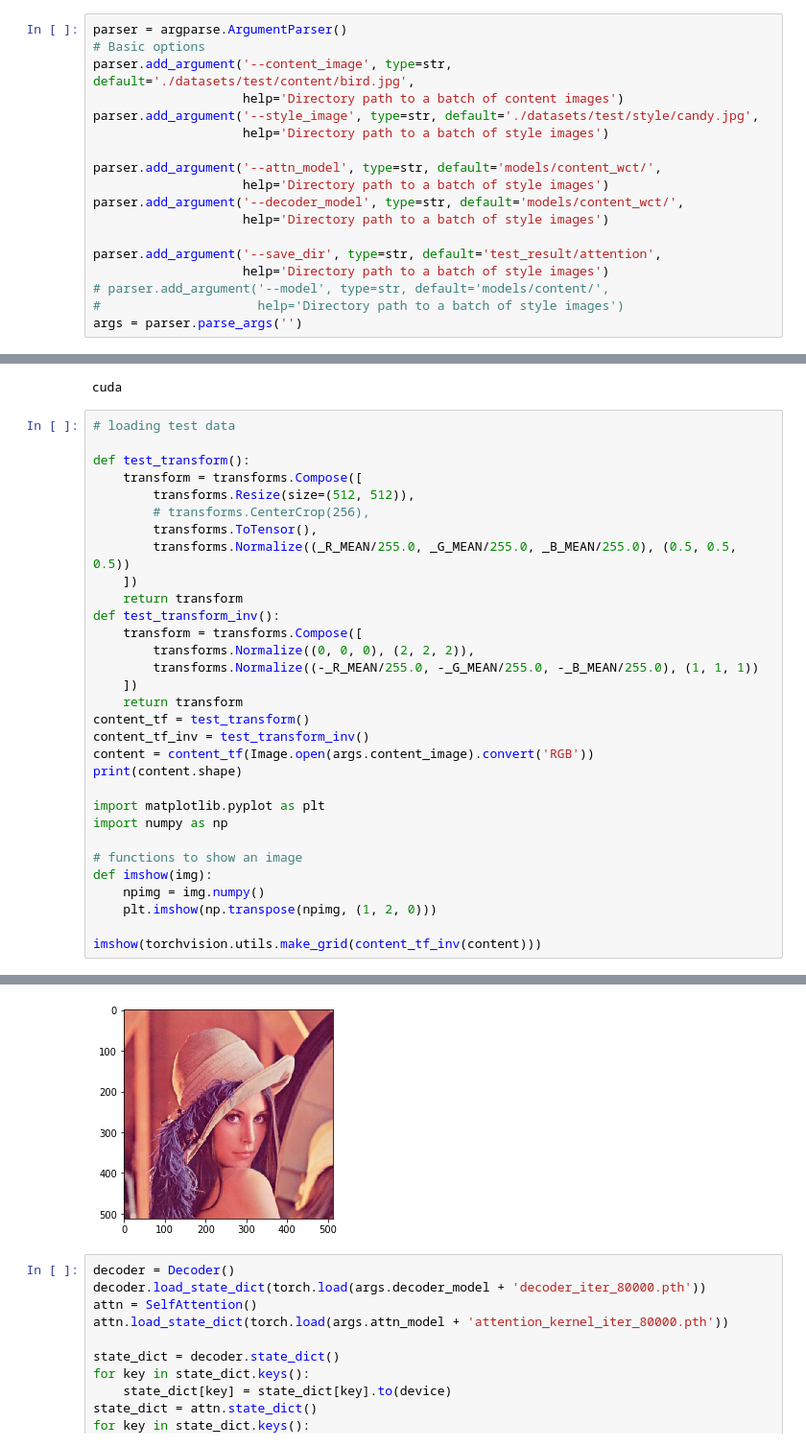
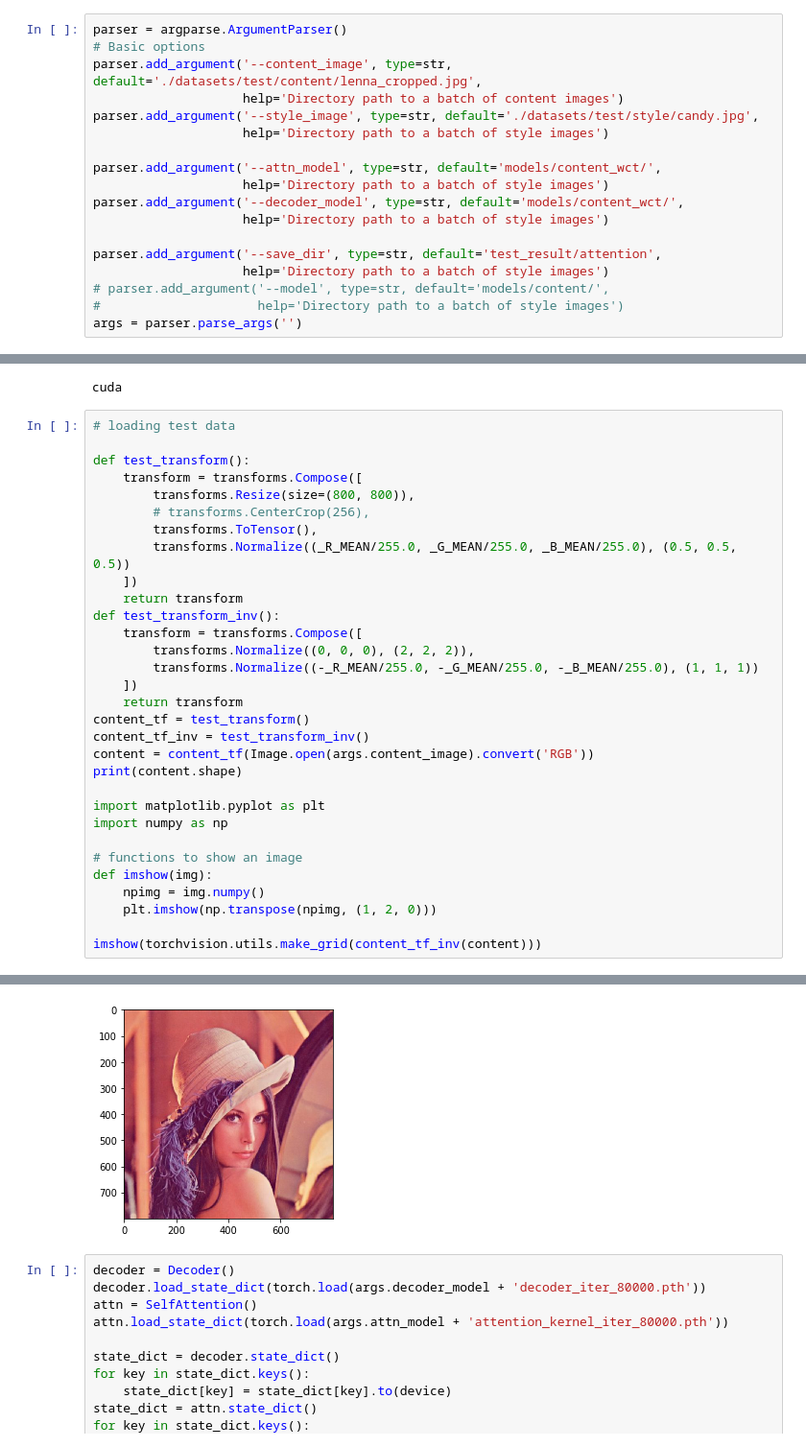
Before and after one commit to dehezhang2/style-transfer-with-style-attention, a Jupyter notebook: test.ipynb, the cells around one changed output, grey strips where cells are left out. Shown: that part at 96% size. Cells and saved outputs as stored; diff of their text form.

```diff
--- a/test.ipynb
+++ b/test.ipynb
@@ -26,7 +27,7 @@ from net.network import AttentionNet, Encoder, Decoder, SelfAttention
 # %%
 parser = argparse.ArgumentParser()
 # Basic options
-parser.add_argument('--content_image', type=str, default='./datasets/test/content/bird.jpg',
+parser.add_argument('--content_image', type=str, default='./datasets/test/content/lenna_cropped.jpg',
                     help='Directory path to a batch of content images')
 parser.add_argument('--style_image', type=str, default='./datasets/test/style/candy.jpg',
                     help='Directory path to a batch of style images')
@@ -55,7 +56,7 @@ cuda
 
 def test_transform():
     transform = transforms.Compose([
-        transforms.Resize(size=(512, 512)),
+        transforms.Resize(size=(800, 800)),
         # transforms.CenterCrop(256),
         transforms.ToTensor(),
         transforms.Normalize((_R_MEAN/255.0, _G_MEAN/255.0, _B_MEAN/255.0), (0.5, 0.5, 0.5))
@@ -86,4 +87,4 @@ torch.Size([3, 512, 512])
-[figure, old version]
+[figure, new version]
 # %%
 decoder = Decoder()
 decoder.load_state_dict(torch.load(args.decoder_model + 'decoder_iter_80000.pth'))
```
Also changed, not shown: parts of 7 cells of this notebook, 16 other files.
